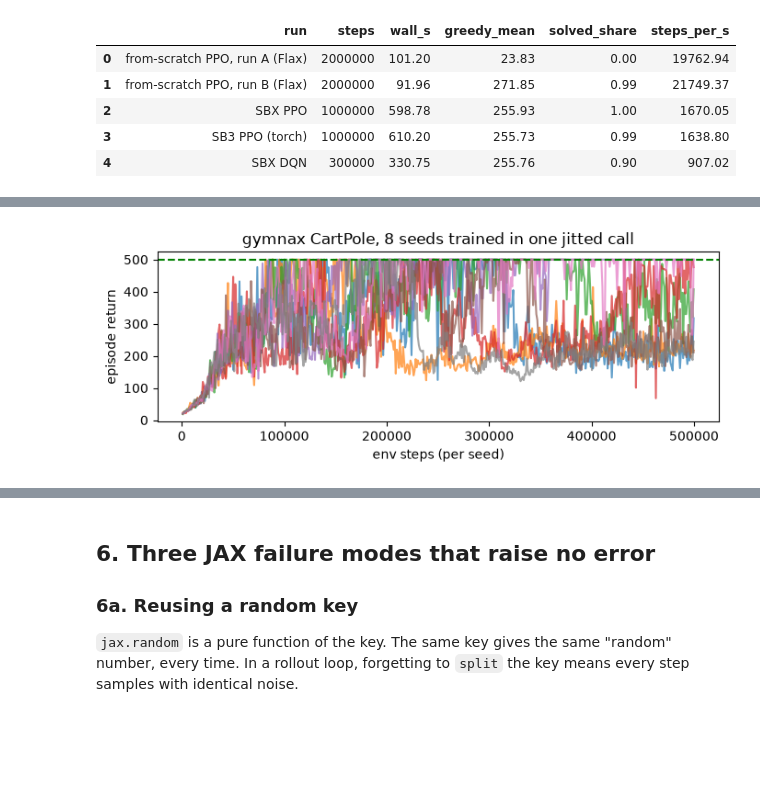
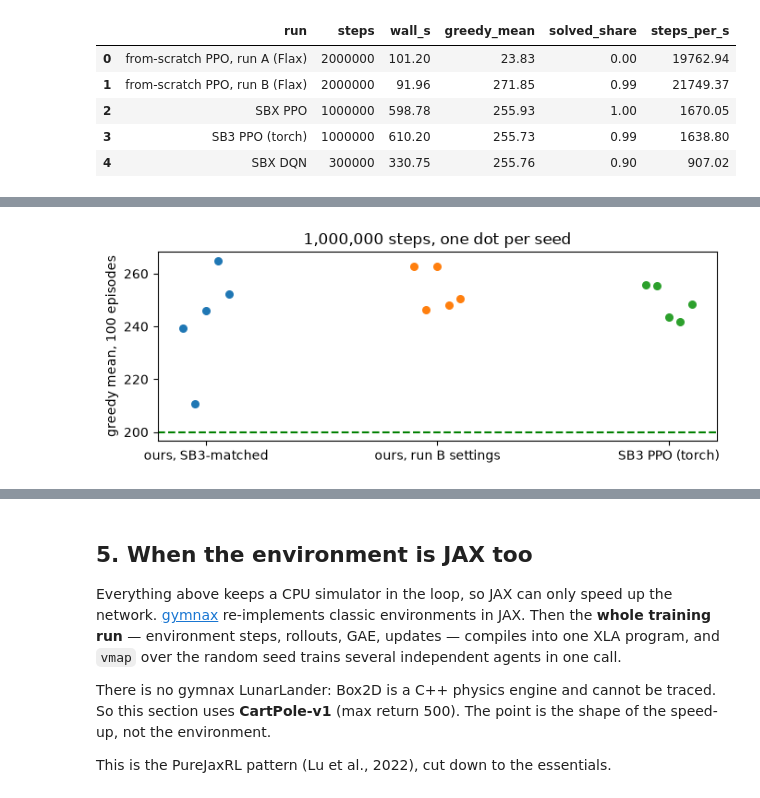
Before and after one commit to alexchilton/rl-advanced-learning, a Jupyter notebook: notebooks/jax_01_lunar_lander.ipynb, the cells around one changed output, grey strips where cells are left out. Drawn from its saved outputs; the diff is of its cells as text; code cells hidden in the pictures; blank space fills up the shorter version.

```diff
--- a/notebooks/jax_01_lunar_lander.ipynb
+++ b/notebooks/jax_01_lunar_lander.ipynb
@@ -577,9 +546,15 @@ final return per seed (mean of the last 20 updates): [221.7 227.4 365.6 447.8 50
 # %%
-plt.figure(figsize=(7, 2.8))
-steps_axis = (np.arange(G_UPDATES) + 1) * G["n_envs"] * G["n_steps"]
-for s in range(N_SEEDS):
-    plt.plot(steps_axis, curves[s], alpha=0.7)
-plt.axhline(500, color="green", ls="--"); plt.xlabel("env steps (per seed)"); plt.ylabel("episode return")
-plt.title(f"gymnax CartPole, {N_SEEDS} seeds trained in one jitted call"); plt.tight_layout(); plt.show()
+g = seeds_df.groupby("arm", sort=False)
+table = pd.DataFrame({"steps": g.steps.first(), "wall_s mean": g.wall_s.mean(),
+                      "steps/s mean": (seeds_df.steps / seeds_df.wall_s).groupby(seeds_df.arm, sort=False).mean(),
+                      "greedy mean": g.greedy_mean.mean(), "greedy sd": g.greedy_mean.std(),
+                      "greedy min": g.greedy_mean.min(), "solved share mean": g.solved_share.mean()})
+fig, ax = plt.subplots(figsize=(7, 2.8))
+for i, (arm, d) in enumerate(g):
+    ax.scatter(np.full(len(d), i) + np.linspace(-0.1, 0.1, len(d)), d.greedy_mean, s=30)
+ax.set_xticks(range(len(g)), [a for a, _ in g]); ax.axhline(200, color="green", ls="--")
+ax.set_ylabel("greedy mean, 100 episodes"); ax.set_title(f"{BUDGET:,} steps, one dot per seed")
+plt.tight_layout(); plt.show()
+table.round(1)
 # %% [output]
-[figure, old version]
+[figure, new version]
@@ -586,9 +566,15 @@ plt.title(f"gymnax CartPole, {N_SEEDS} seeds trained in one jitted call"); plt.t
 # %% [markdown]
-## 6. Three JAX failure modes that raise no error
+## 5. When the environment is JAX too
 
-### 6a. Reusing a random key
+Everything above keeps a CPU simulator in the loop, so JAX can only speed up the
+network. [gymnax](https://github.com/RobertTLange/gymnax) re-implements classic
+environments in JAX. Then the **whole training run** — environment steps, rollouts,
+GAE, updates — compiles into one XLA program, and `vmap` over the random seed trains
+several independent agents in one call.
 
-`jax.random` is a pure function of the key. The same key gives the same "random"
-number, every time. In a rollout loop, forgetting to `split` the key means every
-step samples with identical noise.
+There is no gymnax LunarLander: Box2D is a C++ physics engine and cannot be traced.
+So this section uses **CartPole-v1** (max return 500). The point is the shape of
+the speed-up, not the environment.
+
+This is the PureJaxRL pattern (Lu et al., 2022), cut down to the essentials.
 # %%
```
Also changed, not shown: parts of 18 cells of this notebook, 1 other file.
